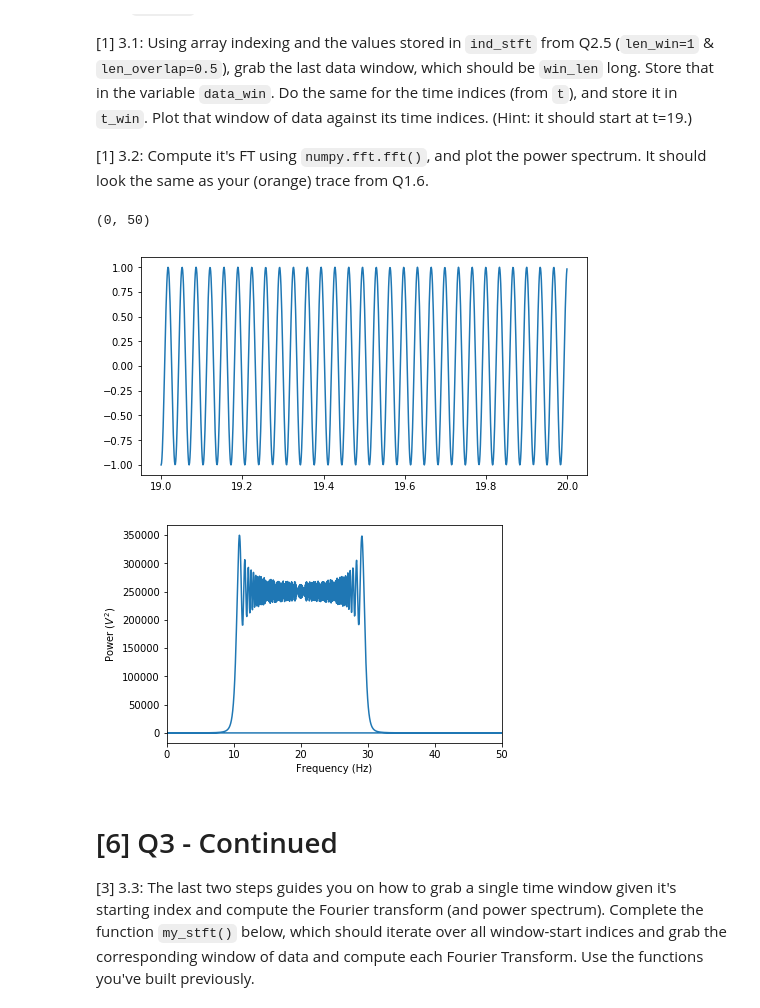
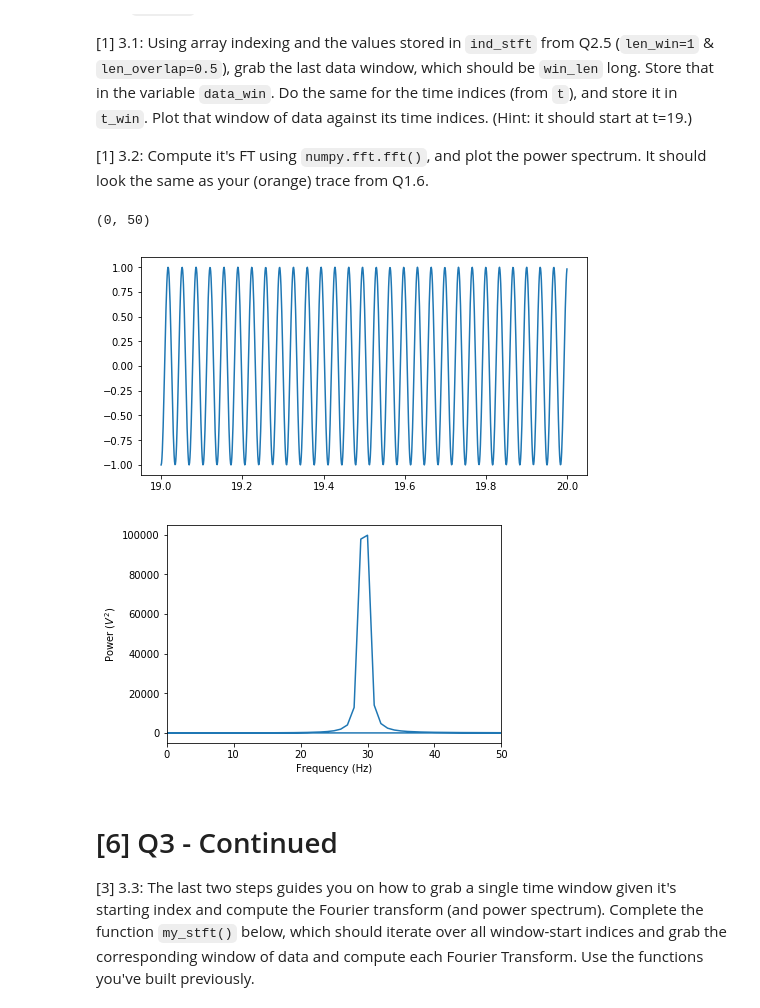
Before and after one commit to Gideo562/COGS118C, a Jupyter notebook: Assignments/A3-TimeFrequencyFiltering.ipynb, the cells around one changed output. Cells and saved outputs as stored; diff of their text form; code cells hidden in the pictures.

```diff
--- a/Assignments/A3-TimeFrequencyFiltering.ipynb
+++ b/Assignments/A3-TimeFrequencyFiltering.ipynb
@@ -216,8 +214,7 @@ def slide_window_index(T,fs,len_win,len_overlap):
     t_steps = slide_window_time(T,len_win,len_overlap) * fs
     if(t_steps[-1]/fs) + len_win > T:
         t_steps = t_steps[-1]
-    return t_steps
-
+    return (t_steps).astype(int)  # change from float to save as an int
 
 # Q2.2-3
 len_win = 1 # seconds
@@ -249,25 +246,25 @@ At this point, you have an array of data indices in `ind_stft`, which represents
 # %%
 # grab a window of the signal and the corresponding time vector
 sig_win = sig[int(ind_stft[-1]):len(sig)]
 t_win = t[int(ind_stft[-1]):len(sig)]
 
 # plot time series window
 plt.figure(figsize=(8,4))
 plt.plot(t_win,sig_win)
 
 # compute power spectrum
-pwsp , freqs = compute_pwsp(sig, fs)
+pwsp , freqs = compute_pwsp(sig_win, fs)
 
 # plot power spectrum
 plt.figure(figsize=(6,4))
 plt.xlabel('Frequency (Hz)')
 plt.ylabel('Power ($V^2$)')
 plt.plot(freqs, pwsp)
 plt.xlim([0,50])
 # %% [output]
 (0, 50)
 [figure]
-[figure, old version]
+[figure, new version]
 # %% [markdown]
 # [6] Q3 - Continued
 [3] 3.3: The last two steps guides you on how to grab a single time window given it's starting index and compute the Fourier transform (and power spectrum). Complete the function `my_stft()` below, which should iterate over all window-start indices and grab the corresponding window of data and compute each Fourier Transform. Use the functions you've built previously.
```
Also changed, not shown: parts of 12 cells of this notebook.
